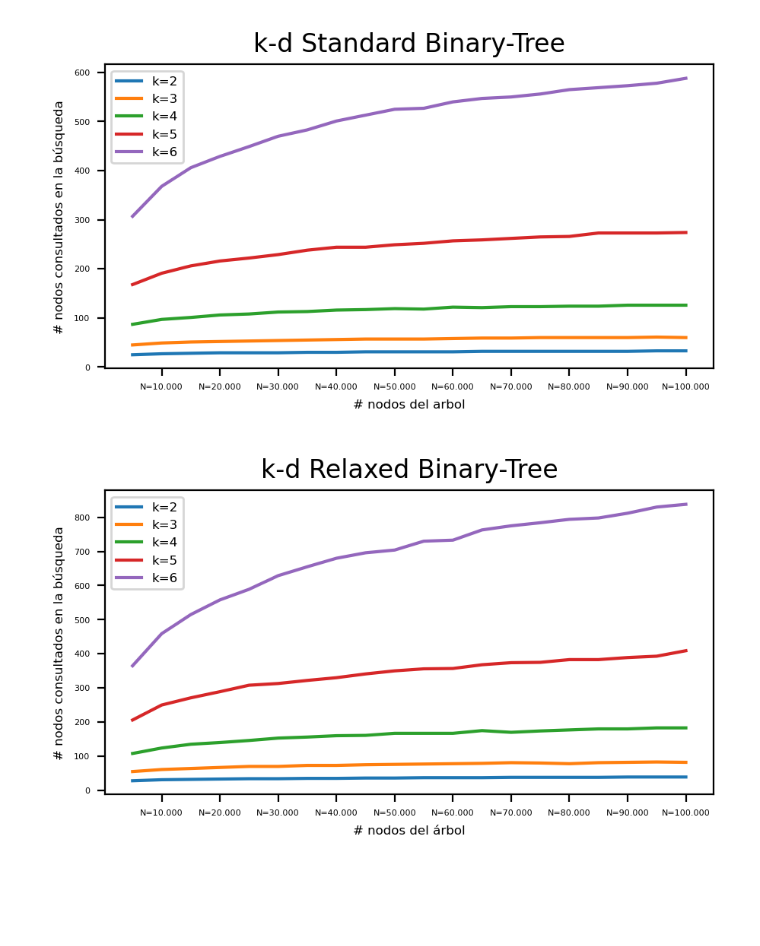
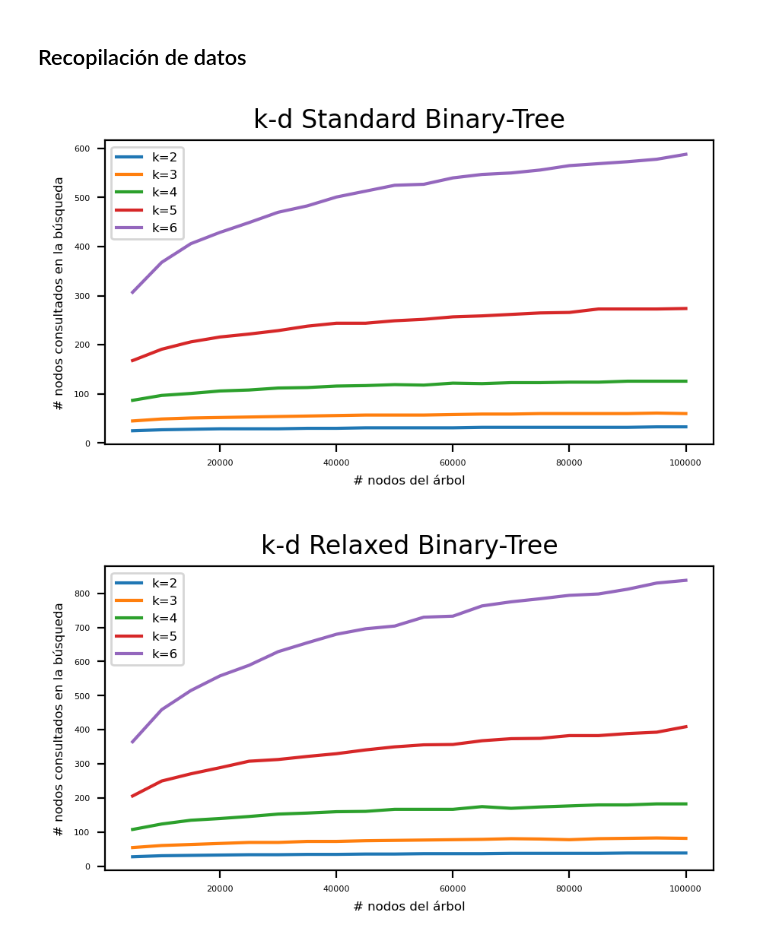
Before and after one commit to Polfono/Projecte-A-Q1-23-24, a Jupyter notebook: resultats.ipynb, the cells around one changed output. Cells and saved outputs as stored; diff of their text form; code cells hidden in the pictures; blank space fills up the shorter version.

```diff
--- a/resultats.ipynb
+++ b/resultats.ipynb
@@ -7 +5,3 @@ col_names = ["k=2","k=3","k=4","k=5","k=6"]
+# %% [markdown]
+<h2> Recopilación de datos </h2>
 # %%
@@ -34,24 +81,21 @@ df_est5k = pd.DataFrame(dades_est5k, columns = col_names)
 # %%
 fig = plt.figure(figsize=(4,2),dpi=200)
 
 axes = fig.add_axes([0,0,1,1])
-axes.plot(df_est5k["k=2"],label="k=2")
-axes.plot(df_est5k["k=3"],label="k=3")
-axes.plot(df_est5k["k=4"],label="k=4")
-axes.plot(df_est5k["k=5"],label="k=5")
-axes.plot(df_est5k["k=6"],label="k=6")
+axes.plot(filas, df_est5k["k=2"],label="k=2")
+axes.plot(filas, df_est5k["k=3"],label="k=3")
+axes.plot(filas, df_est5k["k=4"],label="k=4")
+axes.plot(filas, df_est5k["k=5"],label="k=5")
+axes.plot(filas, df_est5k["k=6"],label="k=6")
 
 axes.tick_params(axis='both', labelsize=4)
 
 plt.title("k-d Standard Binary-Tree")
 
-plt.xlabel("# nodos del arbol",fontsize=6)
+plt.xlabel("# nodos del árbol",fontsize=6)
 plt.ylabel("# nodos consultados en la búsqueda", fontsize=6)
 plt.legend(fontsize=6)
 
-axes.set_xticks([1,3,5,7,9,11,13,15,17,19])
-axes.set_xticklabels(index_names)
-
 plt.show()
 # %% [output]
-[figure, old version]
+[figure, new version]
@@ -86,11 +103,11 @@ df_rel5k = pd.DataFrame(dades_rel5k, columns = col_names)
 fig = plt.figure(figsize=(4,2),dpi=200)
 
 axes = fig.add_axes([0,0,1,1])
-axes.plot(df_rel5k["k=2"],label="k=2")
-axes.plot(df_rel5k["k=3"],label="k=3")
-axes.plot(df_rel5k["k=4"],label="k=4")
-axes.plot(df_rel5k["k=5"],label="k=5")
-axes.plot(df_rel5k["k=6"],label="k=6")
+axes.plot(filas, df_rel5k["k=2"],label="k=2")
+axes.plot(filas, df_rel5k["k=3"],label="k=3")
+axes.plot(filas, df_rel5k["k=4"],label="k=4")
+axes.plot(filas, df_rel5k["k=5"],label="k=5")
+axes.plot(filas, df_rel5k["k=6"],label="k=6")
 
 axes.tick_params(axis='both', labelsize=4)
 
@@ -100,9 +117,6 @@ plt.xlabel("# nodos del árbol",fontsize=6)
 plt.ylabel("# nodos consultados en la búsqueda", fontsize=6)
 plt.legend(fontsize=6)
 
-axes.set_xticks([1,3,5,7,9,11,13,15,17,19])
-axes.set_xticklabels(index_names)
-
 plt.show()
 # %% [output]
-[figure, old version]
+[figure, new version]
```
Also changed, not shown: parts of 20 cells of this notebook.
